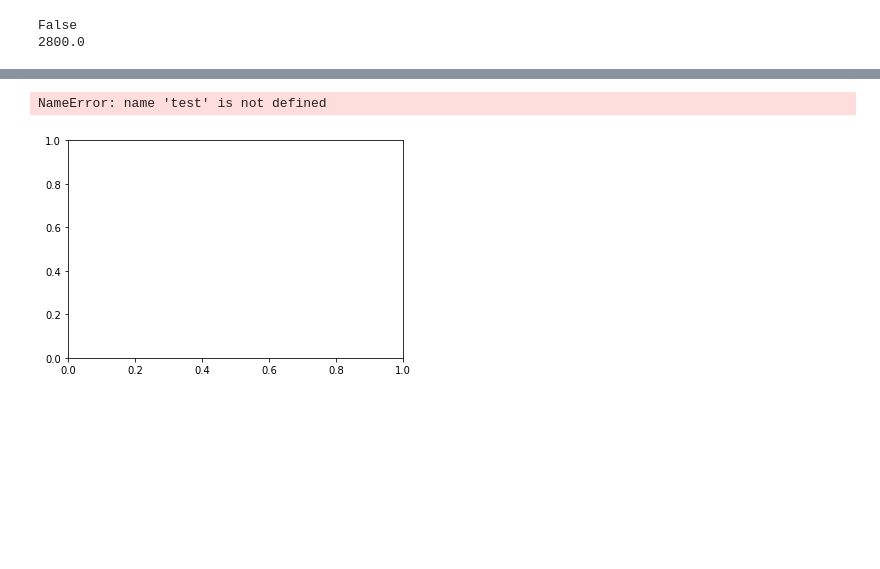
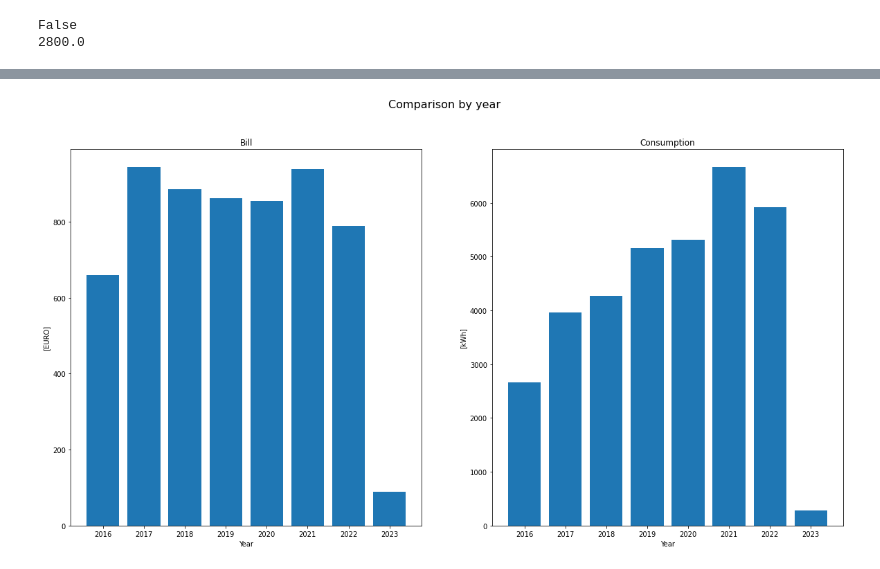
Before and after one commit to aelalex/Data-extraction-from-electric-bills, a Jupyter notebook: Energy_data.ipynb, the cells around one changed output, grey strips where cells are left out. Drawn from its saved outputs; the diff is of its cells as text; code cells hidden in the pictures; blank space fills up the shorter version.

```diff
--- a/Energy_data.ipynb
+++ b/Energy_data.ipynb
@@ -380,32 +353,0 @@ ax.legend(title='Year', bbox_to_anchor=(1.05, 1), loc='upper left')
-# %%
-# # Bar chart
-fig, ax = plt.subplots()
-ax.bar(test.index, test['Bill [EURO]'])
-
-
-#plt.bar(,)
-
-plt.title("Bar Chart")
-
-# Setting the X and Y labels
-plt.xlabel('Date')
-plt.ylabel('Bill [EURO]')
-
-# Adding the legends
-plt.show()
-
-
-# Scatter plot with day against tip
-# plt.plot(df['Bill [EURO]'])
-
-# # Adding Title to the Plot
-# plt.title("Scatter Plot")
-
-# # Setting the X and Y labels
-# plt.xlabel('Day')
-# plt.ylabel('Bill [EURO]')
-
-# plt.show()
-# %% [output]
-NameError: name 'test' is not defined
-[figure, removed]
@@ -500,25 +418,27 @@ fig.tight_layout()
 plt.show()
 # %%
 #Results for each a year
-df_year=df.groupby(pd.to_datetime(df['Start']).dt.year).sum()
+df_year=df.groupby(pd.to_datetime(df['Date_bill']).dt.year).sum()
 
 # Create a figure with two subplots side by side
 fig, axs = plt.subplots(1, 2, figsize=(20, 10))
 
 # Plot the first bar figure in the left subplot
 axs[0].bar(df_year.index, df_year['Bill'])
 axs[0].set_title('Bill')
 axs[0].set_ylabel('[EURO]')
 axs[0].set_xlabel('Year')
 # Plot the second bar figure in the right subplot
 axs[1].bar(df_year.index, df_year['Consumption'])
 axs[1].set_title('Consumption')
 axs[1].set_ylabel('[kWh]')
 axs[1].set_xlabel('Year')
 # Add a title to the overall figure
 fig.suptitle('Comparison by year', fontsize=16)
 # Display the plot
 plt.show()
+# %% [output]
+[figure, added]
 # %%
 #pdf_files
 #pdf_text[-1]
```
Also changed, not shown: parts of 9 cells of this notebook, 3 other files.
